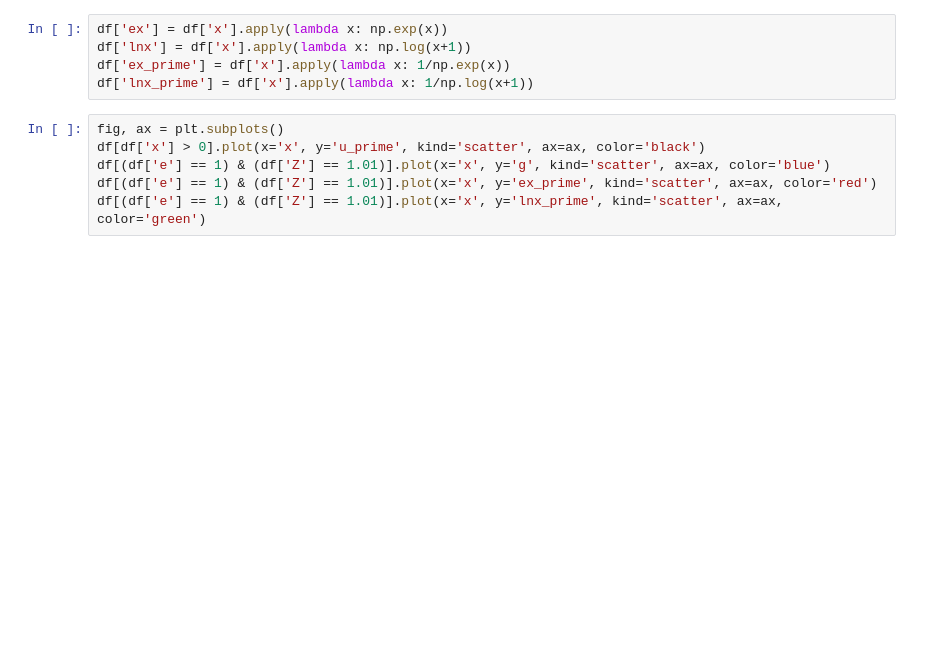
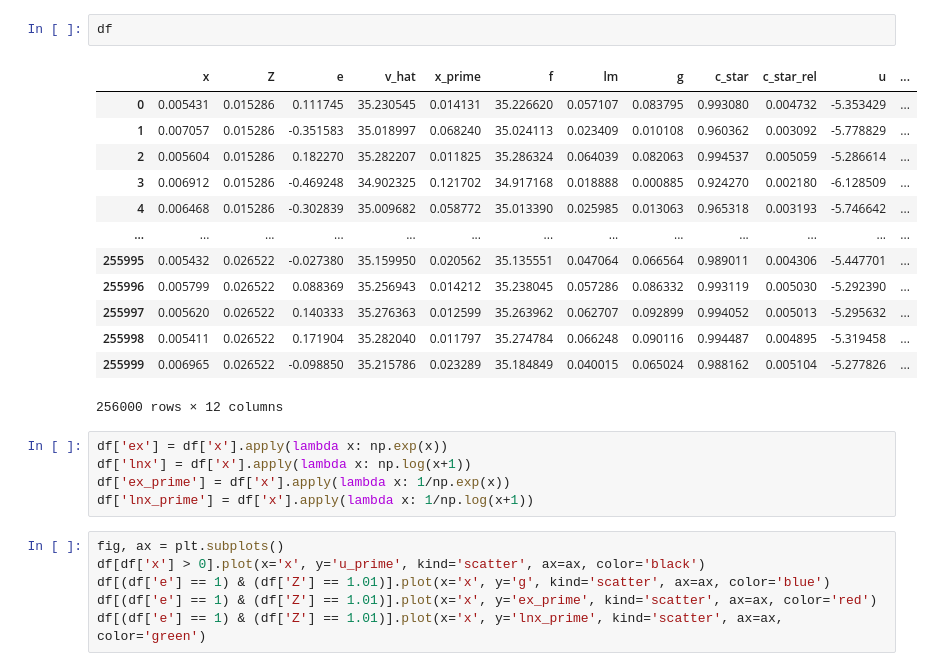
Before and after one commit to e-hall-hoffarth/hetero_simulation, a Jupyter notebook: share/notebooks/krusell_smith.ipynb, the cells around one changed output. Cells and saved outputs as stored; diff of their text form; blank space fills up the shorter version.

```diff
--- a/share/notebooks/krusell_smith.ipynb
+++ b/share/notebooks/krusell_smith.ipynb
@@ -94,3 +85,19 @@ df[(df['e'] == 0) & (df['Z'] == 0.99)].plot(x='x', y='g', kind='scatter', color=
+# %%
+df
+# %% [output]
+|  | x | Z | e | v_hat | x_prime | f | lm | g | c_star | c_star_rel | u | ... |
+| 0 | 0.005431 | 0.015286 | 0.111745 | 35.230545 | 0.014131 | 35.226620 | 0.057107 | 0.083795 | 0.993080 | 0.004732 | -5.353429 | ... |
+| 1 | 0.007057 | 0.015286 | -0.351583 | 35.018997 | 0.068240 | 35.024113 | 0.023409 | 0.010108 | 0.960362 | 0.003092 | -5.778829 | ... |
+| 2 | 0.005604 | 0.015286 | 0.182270 | 35.282207 | 0.011825 | 35.286324 | 0.064039 | 0.082063 | 0.994537 | 0.005059 | -5.286614 | ... |
+| 3 | 0.006912 | 0.015286 | -0.469248 | 34.902325 | 0.121702 | 34.917168 | 0.018888 | 0.000885 | 0.924270 | 0.002180 | -6.128509 | ... |
+| 4 | 0.006468 | 0.015286 | -0.302839 | 35.009682 | 0.058772 | 35.013390 | 0.025985 | 0.013063 | 0.965318 | 0.003193 | -5.746642 | ... |
+| ... | ... | ... | ... | ... | ... | ... | ... | ... | ... | ... | ... | ... |
+| 255995 | 0.005432 | 0.026522 | -0.027380 | 35.159950 | 0.020562 | 35.135551 | 0.047064 | 0.066564 | 0.989011 | 0.004306 | -5.447701 | ... |
+| 255996 | 0.005799 | 0.026522 | 0.088369 | 35.256943 | 0.014212 | 35.238045 | 0.057286 | 0.086332 | 0.993119 | 0.005030 | -5.292390 | ... |
+| 255997 | 0.005620 | 0.026522 | 0.140333 | 35.276363 | 0.012599 | 35.263962 | 0.062707 | 0.092899 | 0.994052 | 0.005013 | -5.295632 | ... |
+| 255998 | 0.005411 | 0.026522 | 0.171904 | 35.282040 | 0.011797 | 35.274784 | 0.066248 | 0.090116 | 0.994487 | 0.004895 | -5.319458 | ... |
+| 255999 | 0.006965 | 0.026522 | -0.098850 | 35.215786 | 0.023289 | 35.184849 | 0.040015 | 0.065024 | 0.988162 | 0.005104 | -5.277826 | ... |
+256000 rows × 12 columns
 # %%
 df['ex'] = df['x'].apply(lambda x: np.exp(x))
 df['lnx'] = df['x'].apply(lambda x: np.log(x+1))
```
Also changed, not shown: parts of 13 cells of this notebook, 2 other files.
